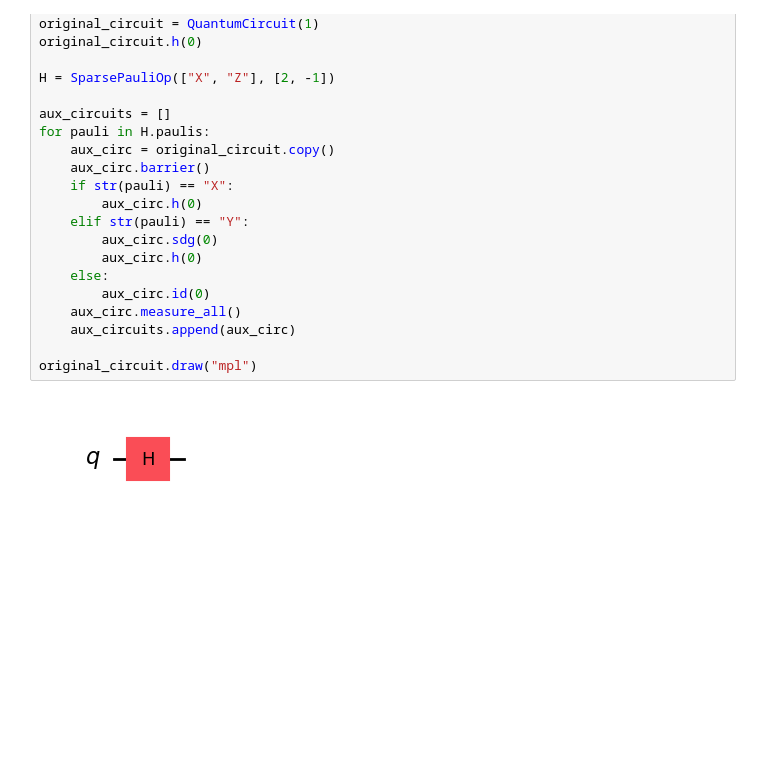
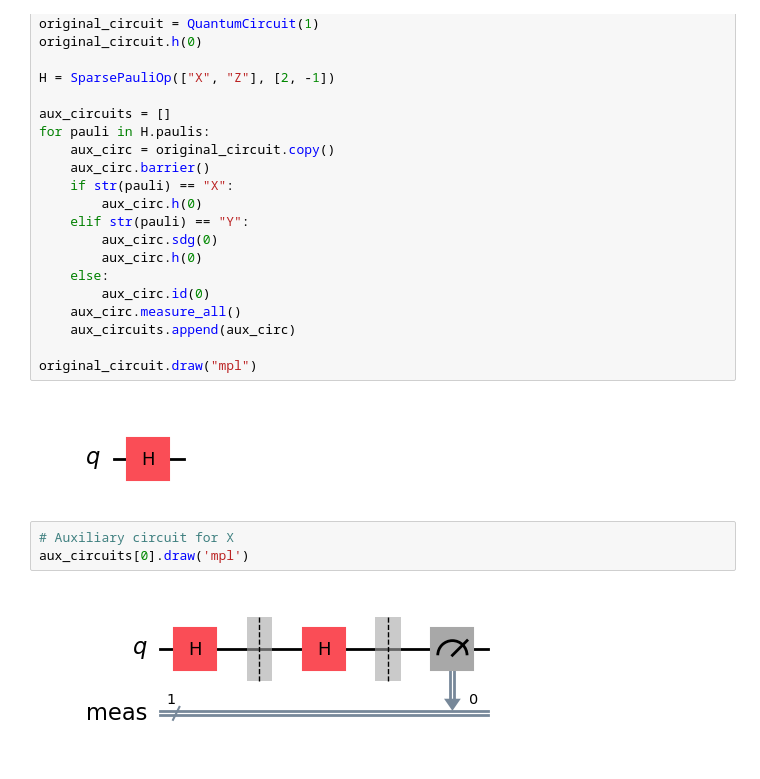
Before and after one commit to Nihar-Shah2001/Quantum_Computing_Notes, a Jupyter notebook: Notes/codes/Variation_Algorithms.ipynb, the cells around one changed output. Drawn from its saved outputs; the diff is of its cells as text; blank space fills up the shorter version.

```diff
--- a/Notes/codes/Variation_Algorithms.ipynb
+++ b/Notes/codes/Variation_Algorithms.ipynb
@@ -172,3 +172,8 @@ for pauli in H.paulis:
 original_circuit.draw("mpl")
 # %% [output]
 [figure]
+# %%
+# Auxiliary circuit for X
+aux_circuits[0].draw('mpl')
+# %% [output]
+[figure, added]
```
Also changed, not shown: parts of 21 cells of this notebook, 39 other files.
